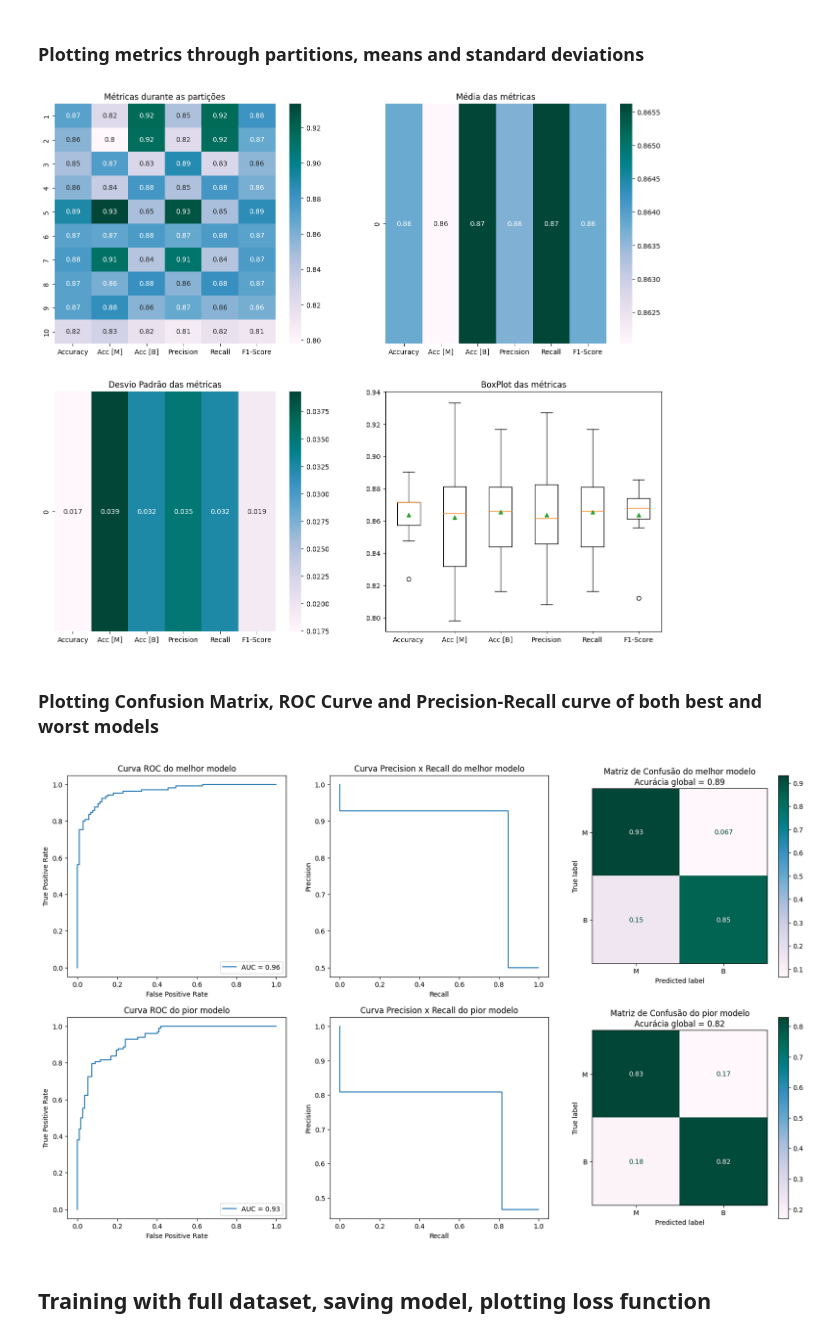
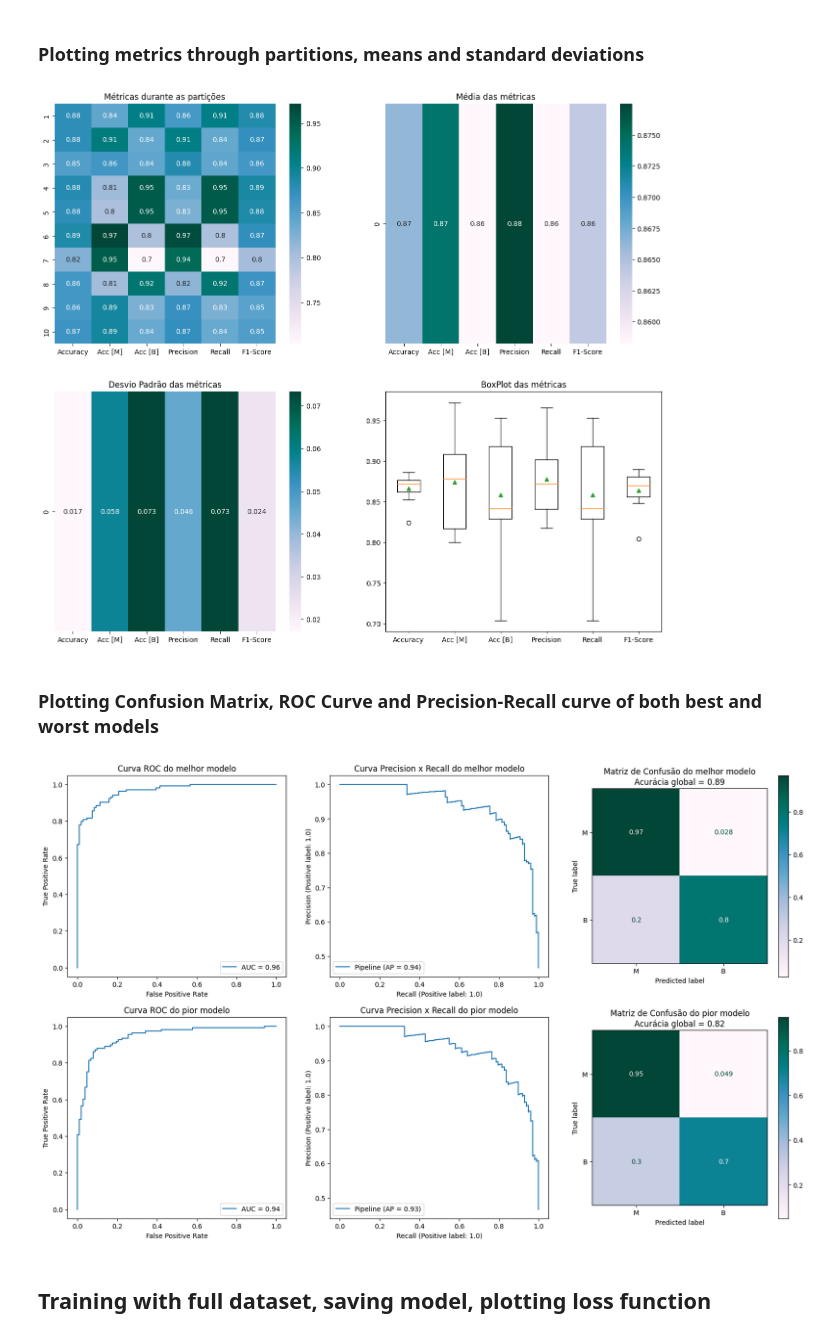
Before and after one commit to rabdiego/final_aprendizagem, a Jupyter notebook: models/logistic_regression/train_test.ipynb, the cells around one changed output. Drawn from its saved outputs; the diff is of its cells as text; code cells hidden in the pictures.

Commit message:
Fix Pipeline issue on logistic regression

```diff
--- a/models/logistic_regression/train_test.ipynb
+++ b/models/logistic_regression/train_test.ipynb
@@ -67,19 +43,20 @@ class PolynomialLogisticRegression(SGDClassifier):
 ### Setting parameter grid for Grid Search CV
 # %%
 parameters = {
-    'alpha' : [10**(-2*i) for i in range(0, 3)],
-    'degree' : range(1, 6)
+    'logreg__alpha' : [10**(-2*i) for i in range(0, 3)],
+    'polyfeat__degree' : range(1, 6)
 }
 # %% [markdown]
 ### Training and collecting scores
 # %%
 from sklearn.model_selection import KFold, GridSearchCV, cross_val_score
-from sklearn.preprocessing import MinMaxScaler
+from sklearn.preprocessing import MinMaxScaler, PolynomialFeatures
 from sklearn.metrics import accuracy_score, precision_score, recall_score, f1_score, confusion_matrix, roc_curve, auc, precision_recall_curve
+from sklearn.linear_model import SGDClassifier
+from sklearn.pipeline import Pipeline
 from tqdm import tqdm
 
 folder = KFold(n_splits = 10, random_state=0, shuffle=True)
-scaler = MinMaxScaler()
 
 metrics = np.zeros((10, 6))
 
@@ -99,19 +76,17 @@ for i, (train_index, test_index) in tqdm(enumerate(folder.split(attributes))):
     train_targets = train_targets.astype(float)
     test_targets = test_targets.astype(float)
 
-    normal_train_attributes = scaler.fit_transform(train_attributes)
-    normal_test_attributes = scaler.transform(test_attributes)
+    model = Pipeline(steps=[('polyfeat', PolynomialFeatures()), ('scaler', MinMaxScaler()), ('logreg', SGDClassifier(loss='log_loss', penalty='l2', random_state=0))])
 
-    model = PolynomialLogisticRegression()
-    cv = GridSearchCV(estimator=model, param_grid=parameters, cv=5)
+    cv = GridSearchCV(estimator=model, param_grid=parameters, cv=5, n_jobs=-1)
 
-    cv.fit(normal_train_attributes, train_targets)
+    cv.fit(train_attributes, train_targets)
 
     model = cv.best_estimator_
-    model.fit(normal_train_attributes, train_targets)
+    model.fit(train_attributes, train_targets)
 
-    prediction = model.predict(normal_test_attributes)
-    prediction_proba = model.predict_proba(normal_test_attributes)
+    prediction = model.predict(test_attributes)
+    prediction_proba = model.predict_proba(test_attributes)
 
     acc = accuracy_score(test_targets, prediction)
     cm = confusion_matrix(test_targets, prediction, normalize='true')
@@ -124,12 +99,12 @@ for i, (train_index, test_index) in tqdm(enumerate(folder.split(attributes))):
     if acc > models[0][0]:
         models[0][0] = acc
         models[0][1] = roc_curve(test_targets, prediction_proba[:, 1])
-        models[0][2] = precision_recall_curve(test_targets, prediction)
+        models[0][2] = model
         models[0][3] = cm
     elif acc < models[1][0]:
         models[1][0] = acc
         models[1][1] = roc_curve(test_targets, prediction_proba[:, 1])
-        models[1][2] = precision_recall_curve(test_targets, prediction)
+        models[1][2] = model
         models[1][3] = cm
 # %% [markdown]
 ## Plotting Results
@@ -152,40 +127,38 @@ ax[1][1].set_title('BoxPlot das métricas')
 
 fig.savefig('./charts/metrics.svg')
 # %% [output]
-[figure, old version]
+[figure, new version]
 # %% [markdown]
 ### Plotting Confusion Matrix, ROC Curve and Precision-Recall curve of both best and worst models
 # %%
 from sklearn.metrics import RocCurveDisplay, PrecisionRecallDisplay, ConfusionMatrixDisplay, auc
 
 fig, ax = plt.subplots(2, 3, figsize=(20, 12))
 
 best_roc_display = RocCurveDisplay(fpr=models[0][1][0], tpr=models[0][1][1], roc_auc=auc(models[0][1][0], models[0][1][1]))
-best_pr_display = PrecisionRecallDisplay(precision=models[0][2][0], recall=models[0][2][1])
+best_pr_display = PrecisionRecallDisplay.from_estimator(models[0][2], test_attributes, test_targets, ax=ax[0][1])
 best_cm_display = ConfusionMatrixDisplay(models[0][3], display_labels=['M', 'B'])
 
 worst_roc_display = RocCurveDisplay(fpr=models[1][1][0], tpr=models[1][1][1], roc_auc=auc(models[1][1][0], models[1][1][1]))
-worst_pr_display = PrecisionRecallDisplay(precision=models[1][2][0], recall=models[1][2][1])
+worst_pr_display = PrecisionRecallDisplay.from_estimator(models[1][2], test_attributes, test_targets, ax=ax[1][1])
 worst_cm_display = ConfusionMatrixDisplay(models[1][3], display_labels=['M', 'B'])
 
 best_roc_display.plot(ax=ax[0][0])
-best_pr_display.plot(ax=ax[0][1])
 best_cm_display.plot(ax=ax[0][2], cmap='PuBuGn')
 
 worst_roc_display.plot(ax=ax[1][0])
-worst_pr_display.plot(ax=ax[1][1])
 worst_cm_display.plot(ax=ax[1][2], cmap='PuBuGn')
 
 ax[0][0].set_title('Curva ROC do melhor modelo')
 ax[0][1].set_title('Curva Precision x Recall do melhor modelo')
 ax[0][2].set_title(f'Matriz de Confusão do melhor modelo\nAcurácia global = {models[0][0]:.2f}')
 ax[1][0].set_title('Curva ROC do pior modelo')
 ax[1][1].set_title('Curva Precision x Recall do pior modelo')
 ax[1][2].set_title(f'Matriz de Confusão do pior modelo\nAcurácia global = {models[1][0]:.2f}')
 
 fig.savefig('./charts/curves.svg')
 # %% [output]
-[figure, old version]
+[figure, new version]
 # %% [markdown]
 ## Training with full dataset, saving model, plotting loss function
 # %% [markdown]
```
Also changed, not shown: parts of 4 cells of this notebook, 4 other files.
